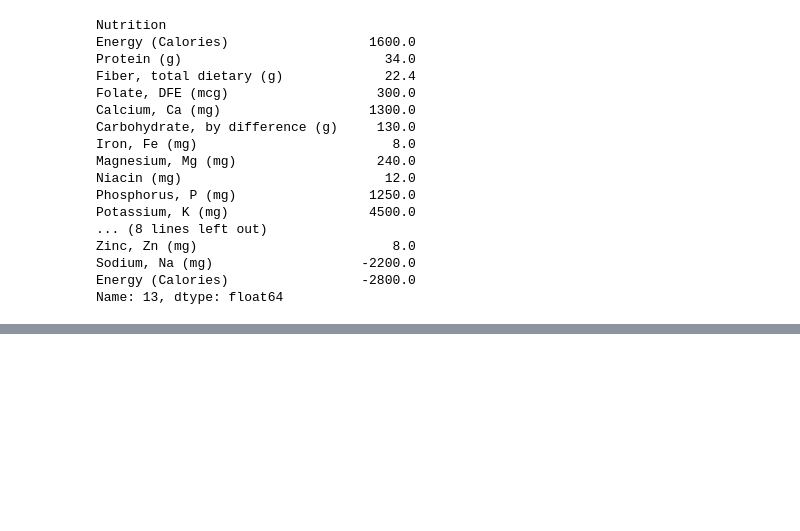
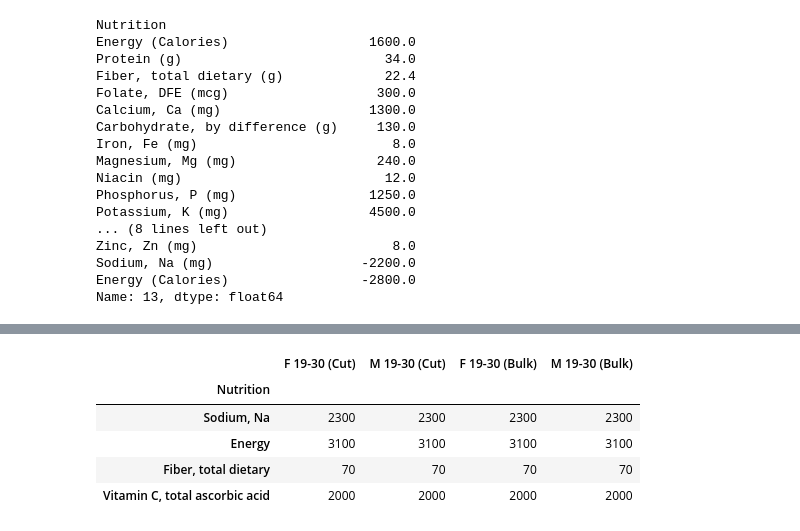
Before and after one commit to LogsC/EEP153_Project2_Spring2023, a Jupyter notebook: eep153_proj2.ipynb, the cells around one changed output, grey strips where cells are left out. Saved outputs shown, nothing was run; the diff lists cells and outputs as text; code cells hidden in the pictures; blank space fills up the shorter version.

```diff
--- a/eep153_proj2.ipynb
+++ b/eep153_proj2.ipynb
@@ -48,0 +130,14 @@ Name: 13, dtype: float64
+# %%
+# read in maximum nutrient requirements
+maxNutrients = pd.read_csv('diet_max.csv')
+
+#nutrients_DRI['FDC F 19-30 (Cut)'] = nutrients_DRI[['F 19-30 (Cut)','Units']].T.apply(lambda x : fdc.units(x['F 19-30 (Cut)'],x['Units']))
+maxNutrients = maxNutrients.drop('Unit', axis=1).set_index('Nutrition')
+maxNutrients
+# %% [output]
+|  | F 19-30 (Cut) | M 19-30 (Cut) | F 19-30 (Bulk) | M 19-30 (Bulk) |
+| Nutrition |  |  |  |  |
+| Sodium, Na | 2300 | 2300 | 2300 | 2300 |
+| Energy | 3100 | 3100 | 3100 | 3100 |
+| Fiber, total dietary | 70 | 70 | 70 | 70 |
+| Vitamin C, total ascorbic acid | 2000 | 2000 | 2000 | 2000 |
```
Also changed, not shown: parts of 10 cells of this notebook, 5 other files.
